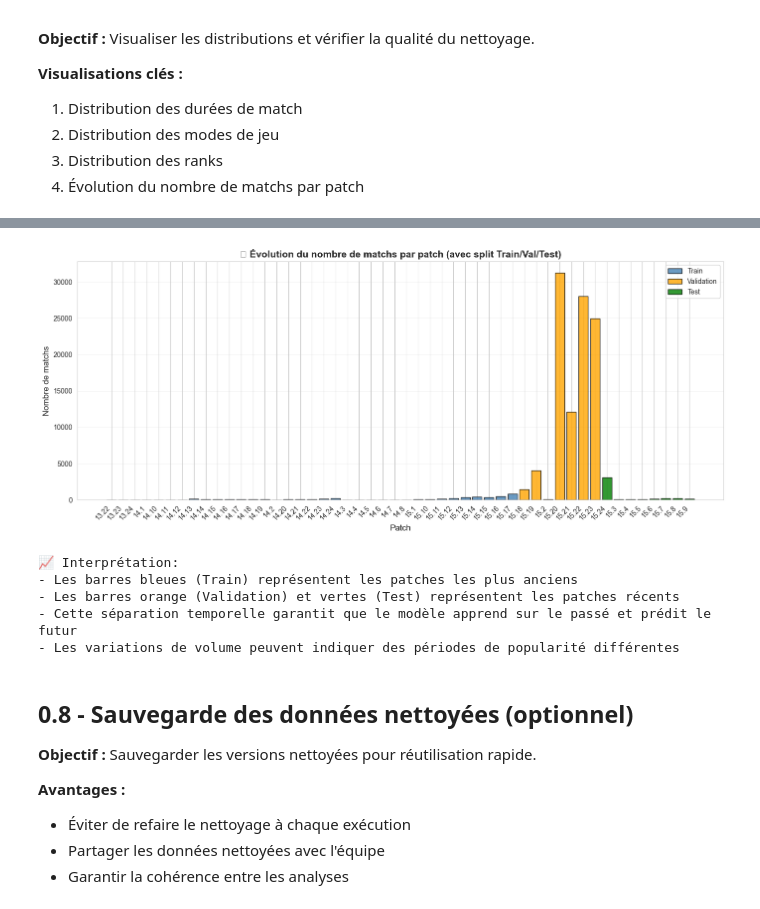
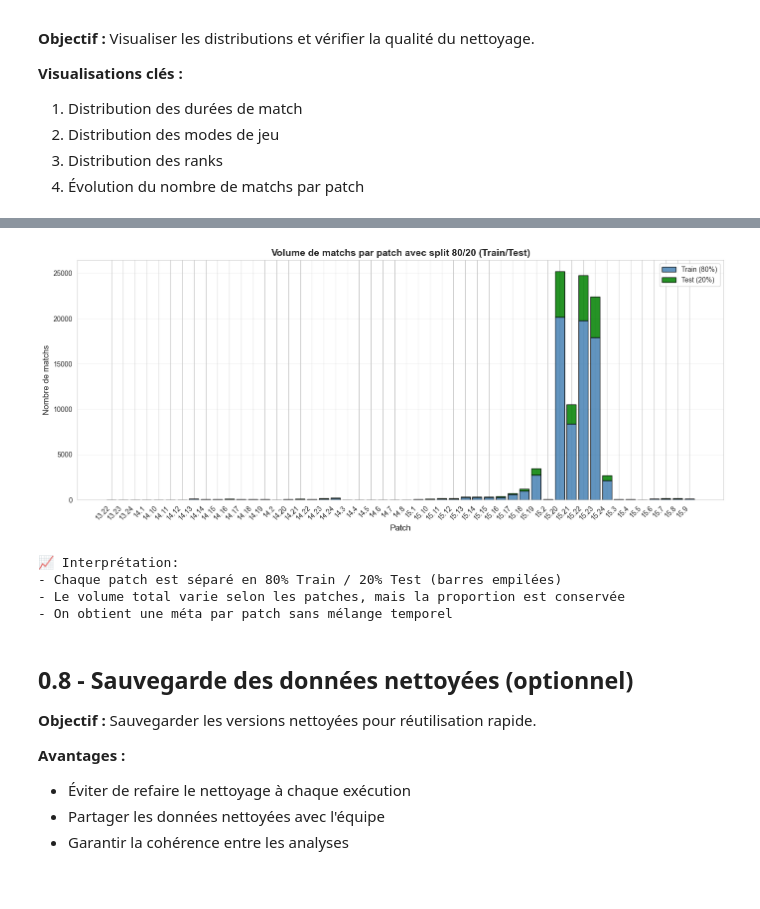
Before and after one commit to denisjng/LeagueOfLegendsMeta, a Jupyter notebook: Code/LoLMeta.ipynb, the cells around one changed output, grey strips where cells are left out. Cells and saved outputs as stored; diff of their text form; code cells hidden in the pictures.

```diff
--- a/Code/LoLMeta.ipynb
+++ b/Code/LoLMeta.ipynb
@@ -838,43 +881,37 @@ print("- Les rangs intermédiaires (Gold-Platinum) sont généralement les plus
 - Rank le plus représenté: Master
 - Les rangs intermédiaires (Gold-Platinum) sont généralement les plus peuplés
 # %%
-# 3. Évolution du nombre de matchs par patch (timeline)
-patch_timeline = matches_df.groupby('PatchMajor').size().reset_index(name='count')
-patch_timeline = patch_timeline.sort_values('PatchMajor')
-
-# Ajouter les marqueurs train/val/test
-patch_timeline['Split'] = 'Train'
-patch_timeline.loc[patch_timeline['PatchMajor'].isin(val_patches), 'Split'] = 'Validation'
-patch_timeline.loc[patch_timeline['PatchMajor'].isin(test_patches), 'Split'] = 'Test'
+# 3. Évolution du nombre de matchs par patch (timeline) avec split 80/20
+patch_timeline = pd.DataFrame(per_patch_stats).sort_values('PatchMajor')
 
 fig, ax = plt.subplots(figsize=(14, 6))
 
-for split, color in [('Train', 'steelblue'), ('Validation', 'orange'), ('Test', 'green')]:
-    data = patch_timeline[patch_timeline['Split'] == split]
-    ax.bar(data['PatchMajor'], data['count'], label=split, color=color, edgecolor='black', alpha=0.8)
+# Barres empilées Train/Test par patch
+ax.bar(patch_timeline['PatchMajor'], patch_timeline['train_count'],
+       label='Train (80%)', color='steelblue', edgecolor='black', alpha=0.85)
+ax.bar(patch_timeline['PatchMajor'], patch_timeline['test_count'],
+       bottom=patch_timeline['train_count'], label='Test (20%)',
+       color='green', edgecolor='black', alpha=0.85)
 
 ax.set_xlabel('Patch', fontsize=12)
 ax.set_ylabel('Nombre de matchs', fontsize=12)
-ax.set_title('📈 Évolution du nombre de matchs par patch (avec split Train/Val/Test)',
-             fontsize=14, fontweight='bold')
+ax.set_title('Volume de matchs par patch avec split 80/20 (Train/Test)', fontsize=14, fontweight='bold')
 ax.legend()
 ax.grid(alpha=0.3, axis='y')
 plt.xticks(rotation=45, ha='right')
 plt.tight_layout()
 plt.show()
 
 print("\n📈 Interprétation:")
-print("- Les barres bleues (Train) représentent les patches les plus anciens")
-print("- Les barres orange (Validation) et vertes (Test) représentent les patches récents")
-print("- Cette séparation temporelle garantit que le modèle apprend sur le passé et prédit le futur")
-print("- Les variations de volume peuvent indiquer des périodes de popularité différentes")
+print("- Chaque patch est séparé en 80% Train / 20% Test (barres empilées)")
+print("- Le volume total varie selon les patches, mais la proportion est conservée")
+print("- On obtient une méta par patch sans mélange temporel")
 # %% [output]
-[figure, old version]
+[figure, new version]
 📈 Interprétation:
-- Les barres bleues (Train) représentent les patches les plus anciens
-- Les barres orange (Validation) et vertes (Test) représentent les patches récents
-- Cette séparation temporelle garantit que le modèle apprend sur le passé et prédit le futur
-- Les variations de volume peuvent indiquer des périodes de popularité différentes
+- Chaque patch est séparé en 80% Train / 20% Test (barres empilées)
+- Le volume total varie selon les patches, mais la proportion est conservée
+- On obtient une méta par patch sans mélange temporel
 # %% [markdown]
 ## 0.8 - Sauvegarde des données nettoyées (optionnel)
 
```
Also changed, not shown: parts of 14 cells of this notebook.
